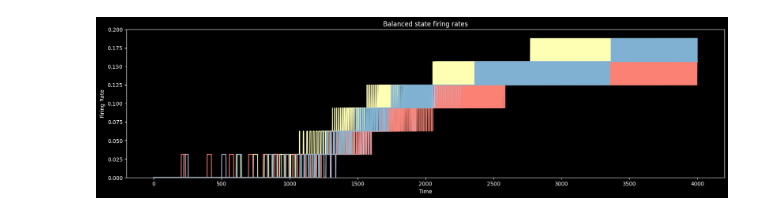
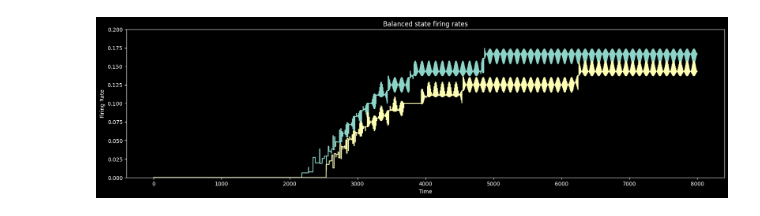
Before and after one commit to BorjaEst/spatial-navigation, a Jupyter notebook: notebooks/experiment_20250326.ipynb, the cells around one changed output. Drawn from its saved outputs; the diff is of its cells as text; code cells hidden in the pictures.

```diff
--- a/notebooks/experiment_20250326.ipynb
+++ b/notebooks/experiment_20250326.ipynb
@@ -60,16 +56,13 @@ OptimizedModule(
   )
 )
 # %%
-exc_current = torch.zeros(4000, 100).to(ehc.device)
-exc_current[:20, :20] = 0.1
-model.network.reset()
-firing_rates = []
-spikes = []
+exc_current = torch.zeros(8000, 100).to(ehc.device)
+exc_current[:20, :4] = 0.1
+model.reset()
 with torch.no_grad():
-    for x in exc_current:
-        r, s = model(x)
-        firing_rates.append(r)
-        spikes.append(s)
-firing_rates = torch.stack(firing_rates)
-spikes = torch.stack(spikes)
+    firing_rates = torch.stack([model(x) for x in exc_current])
+
+plt.figure(figsize=(20, 5))
+plot_output(firing_rates[:, :2].to("cpu"), "Balanced state firing rates")
+plt.show()
 # %% [output]
@@ -81,9 +74,4 @@ W0326 22:30:25.842000 3846 site-packages/torch/_dynamo/convert_frame.py:906] [0/
+[figure, added]
-# %%
-plt.figure(figsize=(20, 5))
-plot_output(firing_rates[:, :5].to("cpu"), "Balanced state firing rates")
-plt.show()
-# %% [output]
-[figure, removed]
 # %%
 def plot_weights(wie_acc, title):
     plt.figure(figsize=(10, 5))
```
Also changed, not shown: parts of 4 cells of this notebook.
